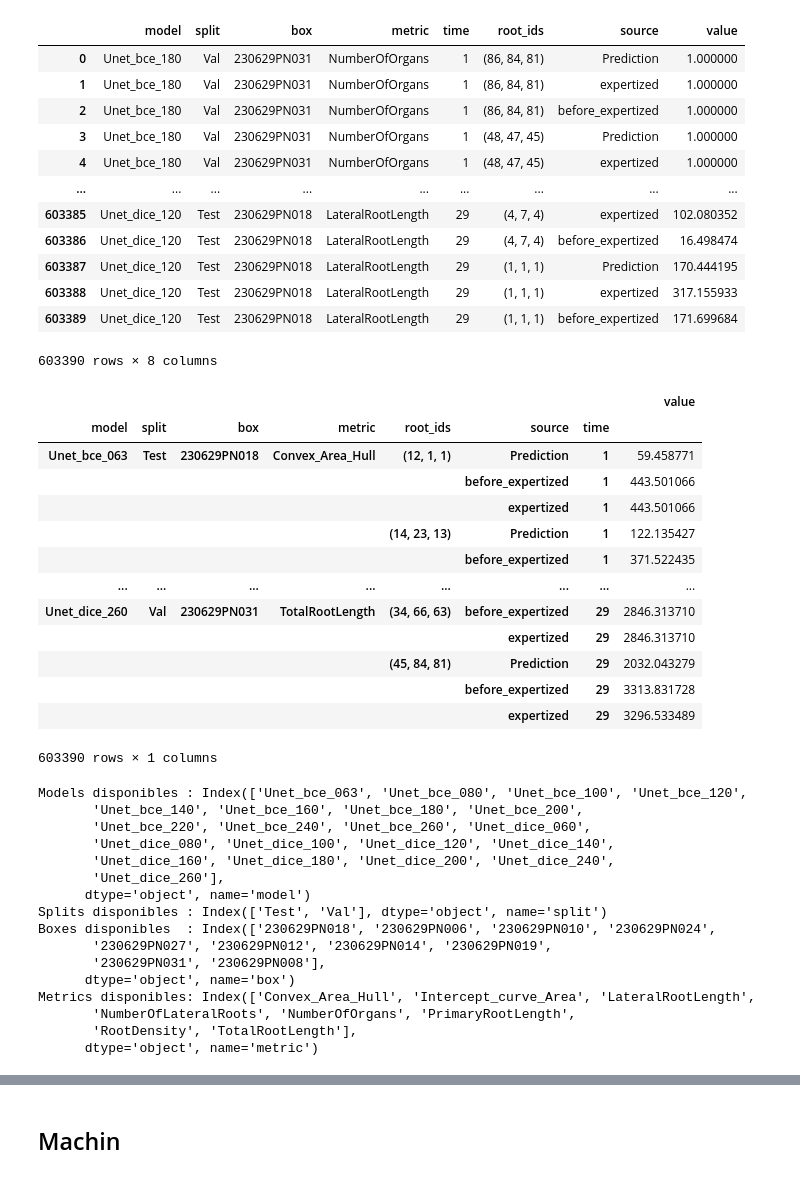
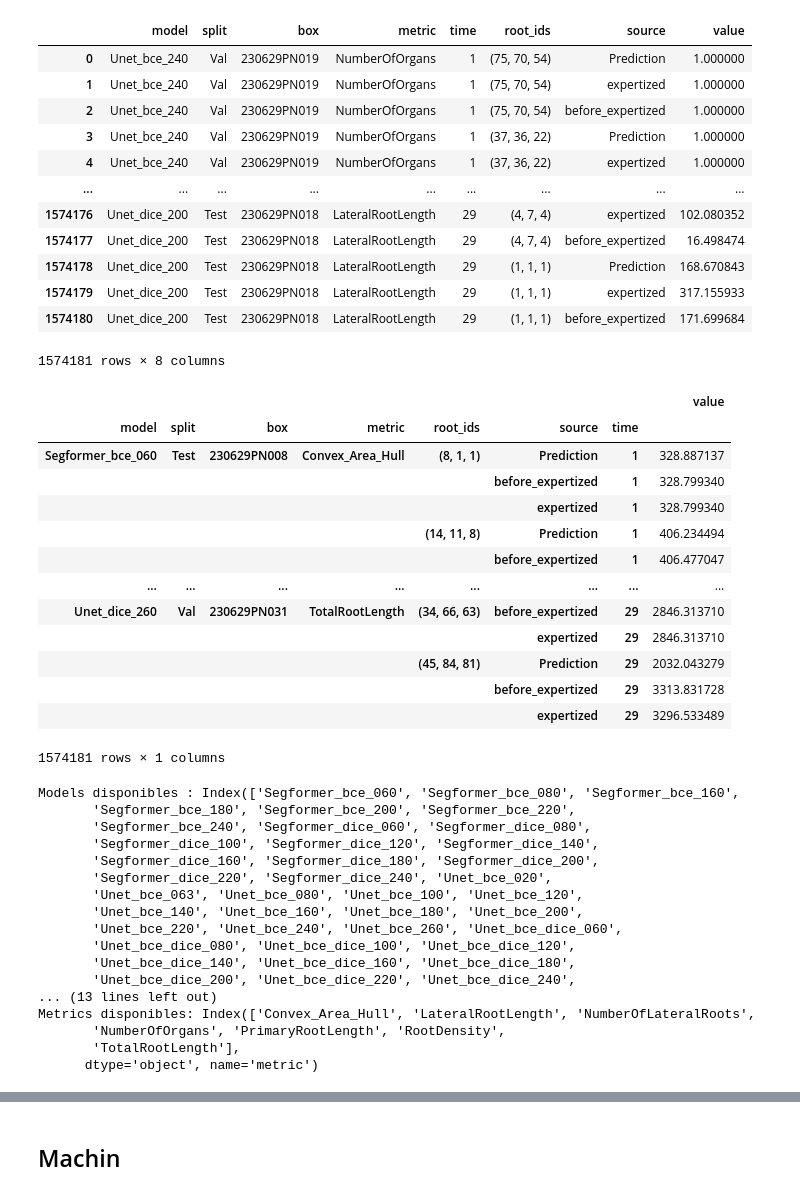
Before and after one commit to Money-eng/Benchmark_RST, a Jupyter notebook: Mesure_per_plant.ipynb, the cells around one changed output, grey strips where cells are left out. Drawn from its saved outputs; the diff is of its cells as text; code cells hidden in the pictures.

```diff
--- a/Mesure_per_plant.ipynb
+++ b/Mesure_per_plant.ipynb
@@ -10,24 +10,24 @@ import seaborn as sns
 from IPython.display import display
 # %%
 # --- par‑plant ---------------------------------------------------------------
-path_box = Path("/home/loai/Documents/code/RSMLExtraction/Results/RPE1/results_per_plant.csv")
+path_box = Path("/home/loai/Documents/code/RSMLExtraction/results_per_plant.csv")
 df_plant_wid = pd.read_csv(path_box)
 df_plant_wid['root_ids'] = df_plant_wid['root_ids'].apply(literal_eval)
 df_plant_wid
 # %% [output]
 |  | model | split | box | metric | time | root_ids | source | value |
-| 0 | Unet_bce_180 | Val | 230629PN031 | NumberOfOrgans | 1 | (86, 84, 81) | Prediction | 1.000000 |
-| 1 | Unet_bce_180 | Val | 230629PN031 | NumberOfOrgans | 1 | (86, 84, 81) | expertized | 1.000000 |
-| 2 | Unet_bce_180 | Val | 230629PN031 | NumberOfOrgans | 1 | (86, 84, 81) | before_expertized | 1.000000 |
-| 3 | Unet_bce_180 | Val | 230629PN031 | NumberOfOrgans | 1 | (48, 47, 45) | Prediction | 1.000000 |
-| 4 | Unet_bce_180 | Val | 230629PN031 | NumberOfOrgans | 1 | (48, 47, 45) | expertized | 1.000000 |
+| 0 | Unet_bce_240 | Val | 230629PN019 | NumberOfOrgans | 1 | (75, 70, 54) | Prediction | 1.000000 |
+| 1 | Unet_bce_240 | Val | 230629PN019 | NumberOfOrgans | 1 | (75, 70, 54) | expertized | 1.000000 |
+| 2 | Unet_bce_240 | Val | 230629PN019 | NumberOfOrgans | 1 | (75, 70, 54) | before_expertized | 1.000000 |
+| 3 | Unet_bce_240 | Val | 230629PN019 | NumberOfOrgans | 1 | (37, 36, 22) | Prediction | 1.000000 |
+| 4 | Unet_bce_240 | Val | 230629PN019 | NumberOfOrgans | 1 | (37, 36, 22) | expertized | 1.000000 |
 | ... | ... | ... | ... | ... | ... | ... | ... | ... |
-| 603385 | Unet_dice_120 | Test | 230629PN018 | LateralRootLength | 29 | (4, 7, 4) | expertized | 102.080352 |
-| 603386 | Unet_dice_120 | Test | 230629PN018 | LateralRootLength | 29 | (4, 7, 4) | before_expertized | 16.498474 |
-| 603387 | Unet_dice_120 | Test | 230629PN018 | LateralRootLength | 29 | (1, 1, 1) | Prediction | 170.444195 |
-| 603388 | Unet_dice_120 | Test | 230629PN018 | LateralRootLength | 29 | (1, 1, 1) | expertized | 317.155933 |
-| 603389 | Unet_dice_120 | Test | 230629PN018 | LateralRootLength | 29 | (1, 1, 1) | before_expertized | 171.699684 |
+| 1574176 | Unet_dice_200 | Test | 230629PN018 | LateralRootLength | 29 | (4, 7, 4) | expertized | 102.080352 |
+| 1574177 | Unet_dice_200 | Test | 230629PN018 | LateralRootLength | 29 | (4, 7, 4) | before_expertized | 16.498474 |
+| 1574178 | Unet_dice_200 | Test | 230629PN018 | LateralRootLength | 29 | (1, 1, 1) | Prediction | 168.670843 |
+| 1574179 | Unet_dice_200 | Test | 230629PN018 | LateralRootLength | 29 | (1, 1, 1) | expertized | 317.155933 |
+| 1574180 | Unet_dice_200 | Test | 230629PN018 | LateralRootLength | 29 | (1, 1, 1) | before_expertized | 171.699684 |
-603390 rows × 8 columns
+1574181 rows × 8 columns
 # %%
 df_grouped = (
     df_plant_wid
@@ -38,18 +38,18 @@ df_grouped
 # %% [output]
 |  |  |  |  |  |  |  | value |
 | model | split | box | metric | root_ids | source | time |  |
-| Unet_bce_063 | Test | 230629PN018 | Convex_Area_Hull | (12, 1, 1) | Prediction | 1 | 59.458771 |
-|  |  |  |  |  | before_expertized | 1 | 443.501066 |
-|  |  |  |  |  | expertized | 1 | 443.501066 |
-|  |  |  |  | (14, 23, 13) | Prediction | 1 | 122.135427 |
-|  |  |  |  |  | before_expertized | 1 | 371.522435 |
+| Segformer_bce_060 | Test | 230629PN008 | Convex_Area_Hull | (8, 1, 1) | Prediction | 1 | 328.887137 |
+|  |  |  |  |  | before_expertized | 1 | 328.799340 |
+|  |  |  |  |  | expertized | 1 | 328.799340 |
+|  |  |  |  | (14, 11, 8) | Prediction | 1 | 406.234494 |
+|  |  |  |  |  | before_expertized | 1 | 406.477047 |
 | ... | ... | ... | ... | ... | ... | ... | ... |
 | Unet_dice_260 | Val | 230629PN031 | TotalRootLength | (34, 66, 63) | before_expertized | 29 | 2846.313710 |
 |  |  |  |  |  | expertized | 29 | 2846.313710 |
 |  |  |  |  | (45, 84, 81) | Prediction | 29 | 2032.043279 |
 |  |  |  |  |  | before_expertized | 29 | 3313.831728 |
 |  |  |  |  |  | expertized | 29 | 3296.533489 |
-603390 rows × 1 columns
+1574181 rows × 1 columns
 # %%
 models = df_grouped.index.get_level_values('model').unique()
 splits = df_grouped.index.get_level_values('split').unique()
@@ -61,21 +61,22 @@ print("Splits disponibles :", splits)
 print("Boxes disponibles  :", boxes)
 print("Metrics disponibles:", metrics)
 # %% [output]
-Models disponibles : Index(['Unet_bce_063', 'Unet_bce_080', 'Unet_bce_100', 'Unet_bce_120',
+Models disponibles : Index(['Segformer_bce_060', 'Segformer_bce_080', 'Segformer_bce_160',
+       'Segformer_bce_180', 'Segformer_bce_200', 'Segformer_bce_220',
+       'Segformer_bce_240', 'Segformer_dice_060', 'Segformer_dice_080',
+       'Segformer_dice_100', 'Segformer_dice_120', 'Segformer_dice_140',
+       'Segformer_dice_160', 'Segformer_dice_180', 'Segformer_dice_200',
+       'Segformer_dice_220', 'Segformer_dice_240', 'Unet_bce_020',
+       'Unet_bce_063', 'Unet_bce_080', 'Unet_bce_100', 'Unet_bce_120',
        'Unet_bce_140', 'Unet_bce_160', 'Unet_bce_180', 'Unet_bce_200',
-       'Unet_bce_220', 'Unet_bce_240', 'Unet_bce_260', 'Unet_dice_060',
-       'Unet_dice_080', 'Unet_dice_100', 'Unet_dice_120', 'Unet_dice_140',
-       'Unet_dice_160', 'Unet_dice_180', 'Unet_dice_200', 'Unet_dice_240',
-       'Unet_dice_260'],
-      dtype='object', name='model')
-Splits disponibles : Index(['Test', 'Val'], dtype='object', name='split')
-Boxes disponibles  : Index(['230629PN018', '230629PN006', '230629PN010', '230629PN024',
-       '230629PN027', '230629PN012', '230629PN014', '230629PN019',
-       '230629PN031', '230629PN008'],
-      dtype='object', name='box')
-Metrics disponibles: Index(['Convex_Area_Hull', 'Intercept_curve_Area', 'LateralRootLength',
-       'NumberOfLateralRoots', 'NumberOfOrgans', 'PrimaryRootLength',
-       'RootDensity', 'TotalRootLength'],
+       'Unet_bce_220', 'Unet_bce_240', 'Unet_bce_260', 'Unet_bce_dice_060',
+       'Unet_bce_dice_080', 'Unet_bce_dice_100', 'Unet_bce_dice_120',
+       'Unet_bce_dice_140', 'Unet_bce_dice_160', 'Unet_bce_dice_180',
+       'Unet_bce_dice_200', 'Unet_bce_dice_220', 'Unet_bce_dice_240',
+... (13 lines left out)
+Metrics disponibles: Index(['Convex_Area_Hull', 'LateralRootLength', 'NumberOfLateralRoots',
+       'NumberOfOrgans', 'PrimaryRootLength', 'RootDensity',
+       'TotalRootLength'],
       dtype='object', name='metric')
 # %%
 def get_root_ids(model, split, box, metric):
```
Also changed, not shown: parts of 26 cells of this notebook, 15 other files.
